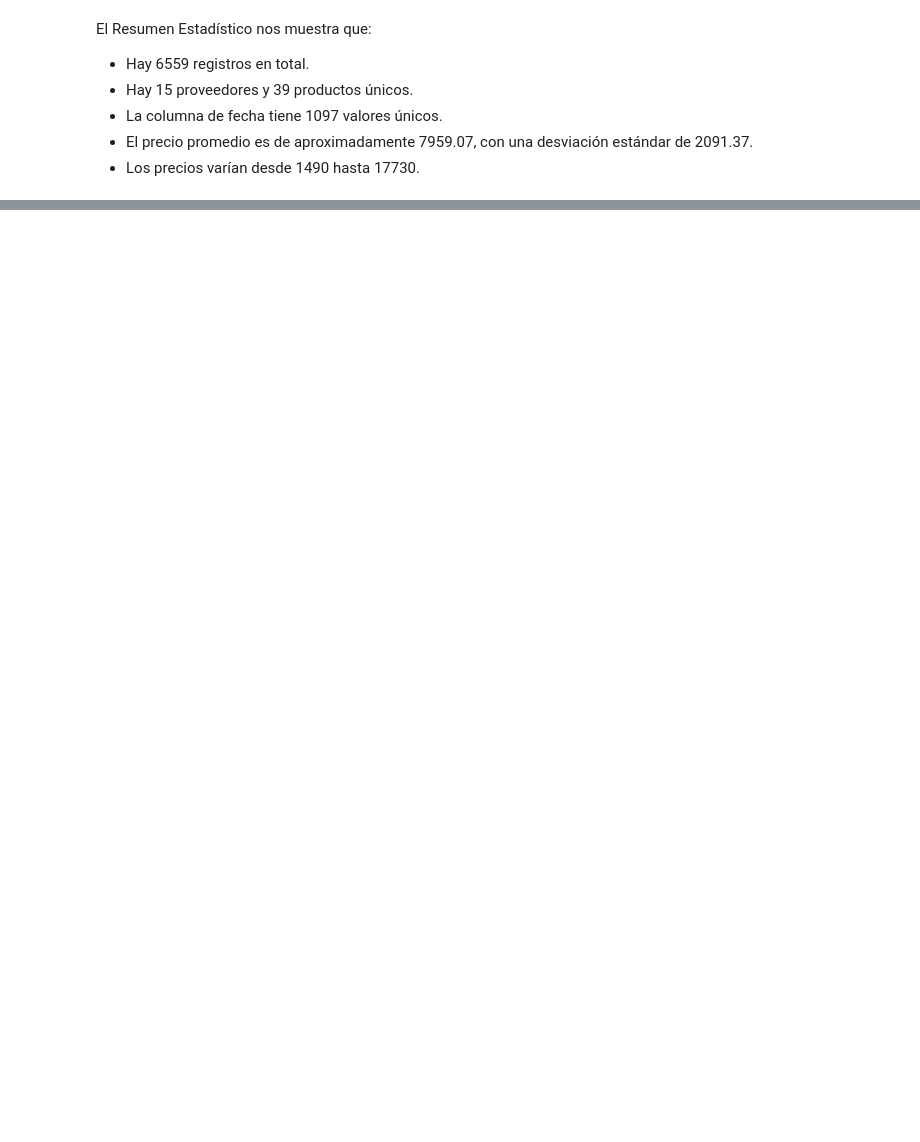
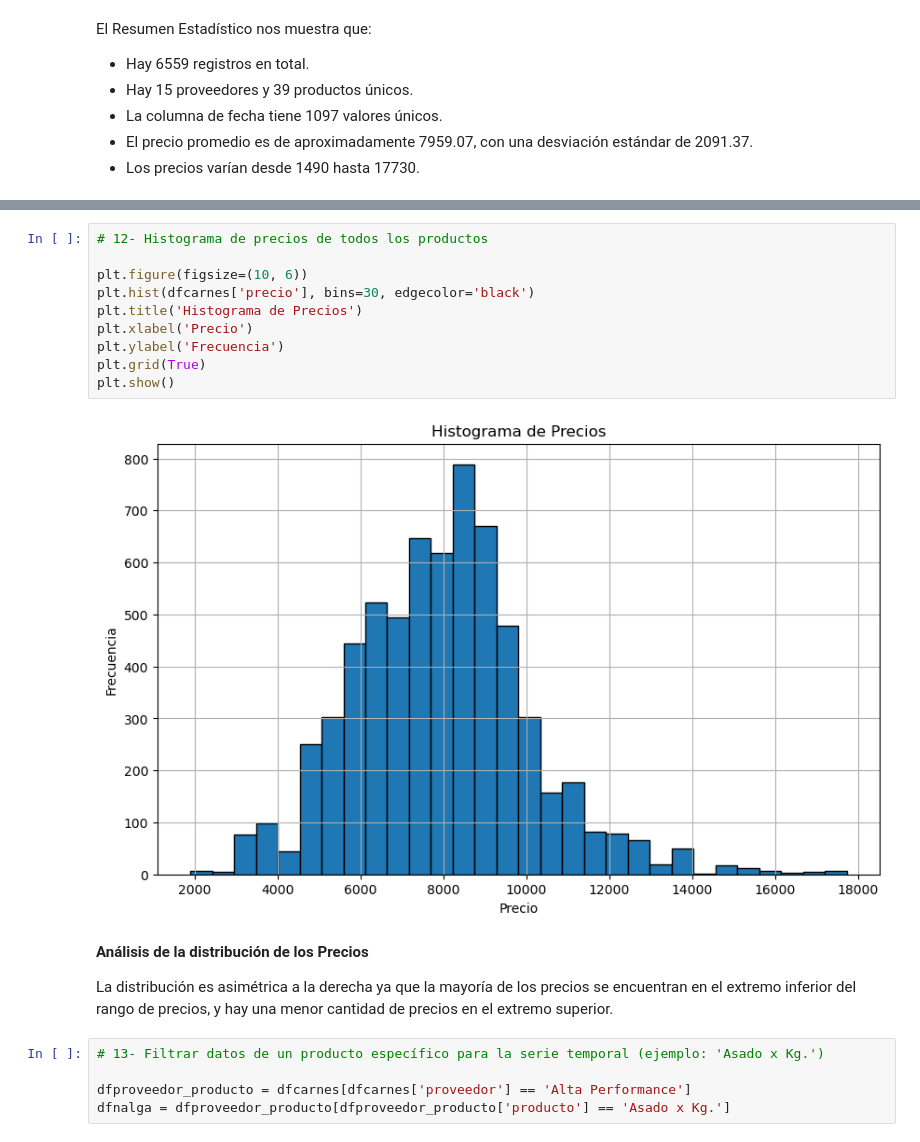
Before and after one commit to Nahuel349/PrecioBajo, a Jupyter notebook: notebooks/Examen_Parcial_V1.ipynb, the cells around one changed output, grey strips where cells are left out. Drawn from its saved outputs; the diff is of its cells as text; blank space fills up the shorter version.

```diff
--- a/notebooks/Examen_Parcial_V1.ipynb
+++ b/notebooks/Examen_Parcial_V1.ipynb
@@ -156,0 +226,21 @@ Name: fecha, dtype: datetime64[ns]
+# %%
+# 12- Histograma de precios de todos los productos
+
+plt.figure(figsize=(10, 6))
+plt.hist(dfcarnes['precio'], bins=30, edgecolor='black')
+plt.title('Histograma de Precios')
+plt.xlabel('Precio')
+plt.ylabel('Frecuencia')
+plt.grid(True)
+plt.show()
+# %% [output]
+[figure, added]
+# %% [markdown]
+**Análisis de la distribución de los Precios**
+
+La distribución es asimétrica a la derecha ya que la mayoría de los precios se encuentran en el extremo inferior del rango de precios, y hay una menor cantidad de precios en el extremo superior.
+# %%
+# 13- Filtrar datos de un producto específico para la serie temporal (ejemplo: 'Asado x Kg.')
+
+dfproveedor_producto = dfcarnes[dfcarnes['proveedor'] == 'Alta Performance']
+dfnalga = dfproveedor_producto[dfproveedor_producto['producto'] == 'Asado x Kg.']
```
Also changed, not shown: parts of 28 cells of this notebook.
